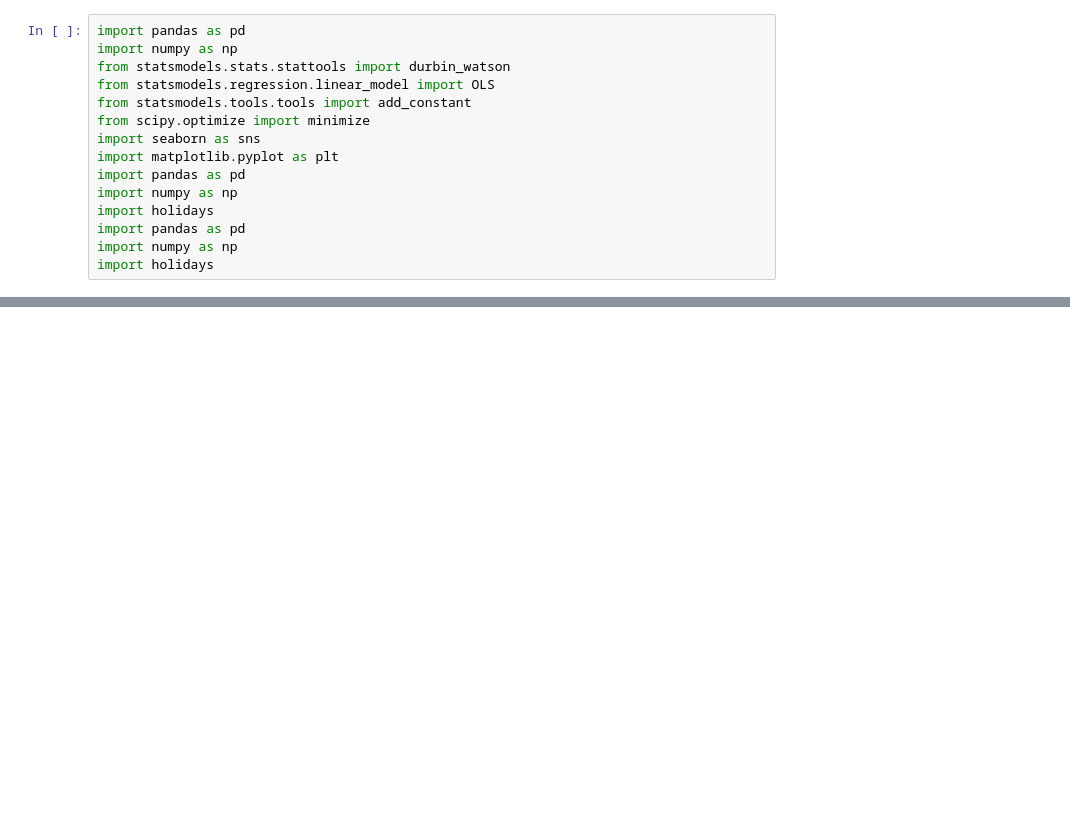
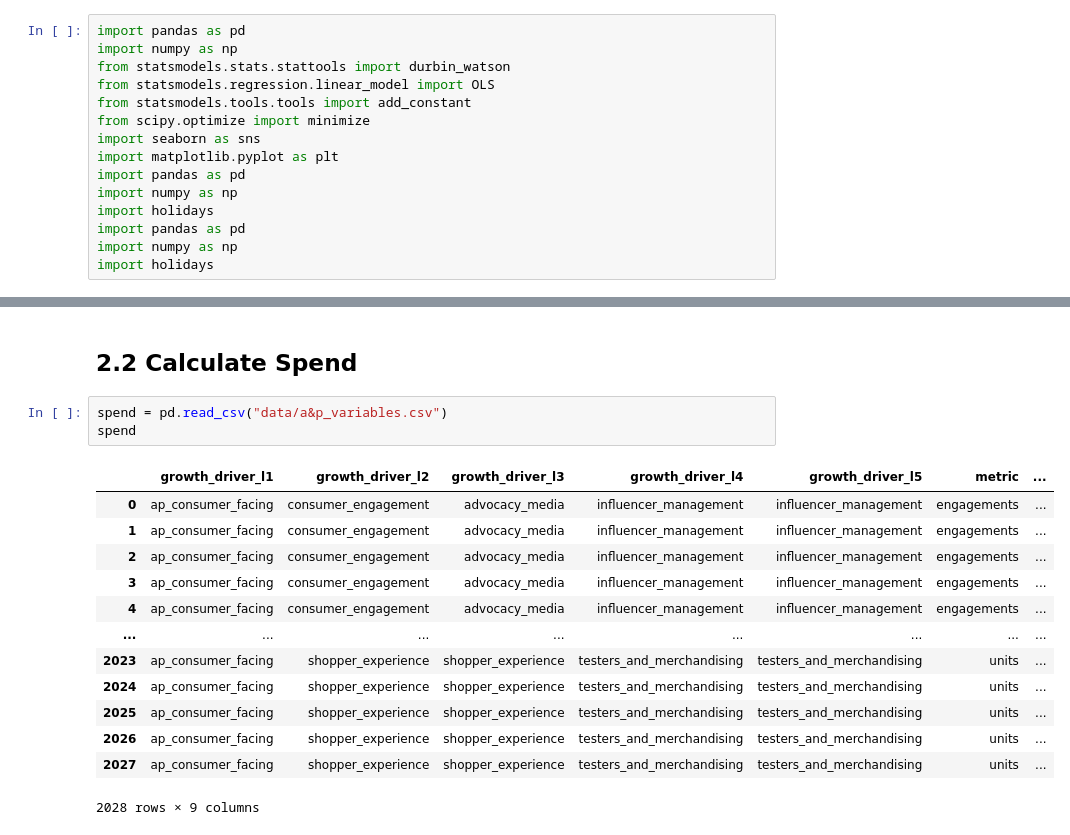
Before and after one commit to CharlesS940/xhec_mmm_loreal, a Jupyter notebook: L'Orea_MMM_Data_Challenge_online_model_Hocine.ipynb, the cells around one changed output, grey strips where cells are left out. Drawn from its saved outputs; the diff is of its cells as text; blank space fills up the shorter version.

```diff
--- a/L'Orea_MMM_Data_Challenge_online_model_Hocine.ipynb
+++ b/L'Orea_MMM_Data_Challenge_online_model_Hocine.ipynb
@@ -378,0 +400,19 @@ Optimization converged successfully.
+# %% [markdown]
+## 2.2 Calculate Spend
+# %%
+spend = pd.read_csv("data/a&p_variables.csv")
+spend
+# %% [output]
+|  | growth_driver_l1 | growth_driver_l2 | growth_driver_l3 | growth_driver_l4 | growth_driver_l5 | metric | ... |
+| 0 | ap_consumer_facing | consumer_engagement | advocacy_media | influencer_management | influencer_management | engagements | ... |
+| 1 | ap_consumer_facing | consumer_engagement | advocacy_media | influencer_management | influencer_management | engagements | ... |
+| 2 | ap_consumer_facing | consumer_engagement | advocacy_media | influencer_management | influencer_management | engagements | ... |
+| 3 | ap_consumer_facing | consumer_engagement | advocacy_media | influencer_management | influencer_management | engagements | ... |
+| 4 | ap_consumer_facing | consumer_engagement | advocacy_media | influencer_management | influencer_management | engagements | ... |
+| ... | ... | ... | ... | ... | ... | ... | ... |
+| 2023 | ap_consumer_facing | shopper_experience | shopper_experience | testers_and_merchandising | testers_and_merchandising | units | ... |
+| 2024 | ap_consumer_facing | shopper_experience | shopper_experience | testers_and_merchandising | testers_and_merchandising | units | ... |
+| 2025 | ap_consumer_facing | shopper_experience | shopper_experience | testers_and_merchandising | testers_and_merchandising | units | ... |
+| 2026 | ap_consumer_facing | shopper_experience | shopper_experience | testers_and_merchandising | testers_and_merchandising | units | ... |
+| 2027 | ap_consumer_facing | shopper_experience | shopper_experience | testers_and_merchandising | testers_and_merchandising | units | ... |
+2028 rows × 9 columns
```
Also changed, not shown: parts of 20 cells of this notebook.
